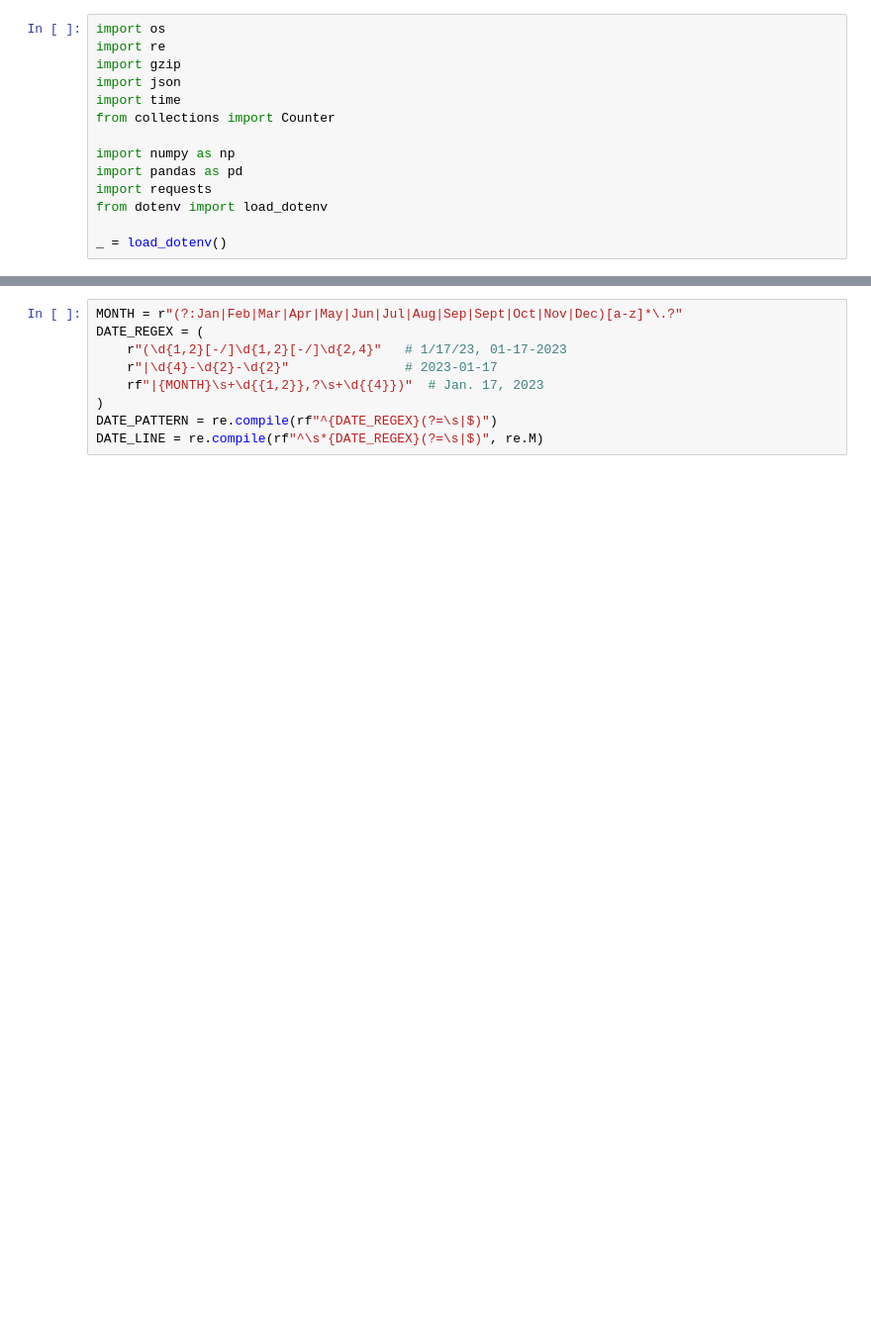
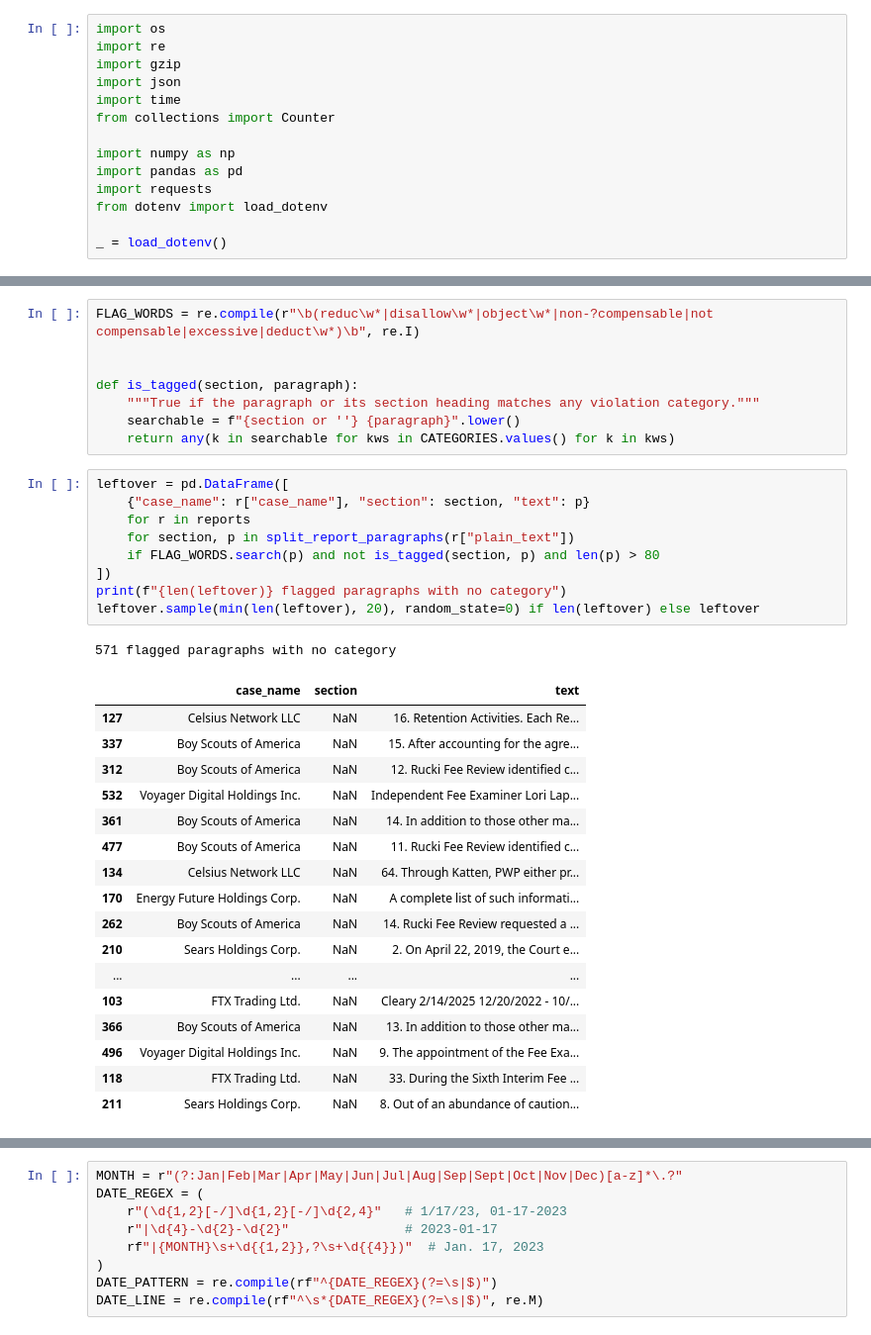
Before and after one commit to ashleyyykim/billing-entry-assistant, a Jupyter notebook: courtlistener_scrape/courtlistener_training_data.ipynb, the cells around one changed output, grey strips where cells are left out. Shown at 99% size. Saved outputs shown, nothing was run; the diff lists cells and outputs as text; blank space fills up the shorter version.

```diff
--- a/courtlistener_scrape/courtlistener_training_data.ipynb
+++ b/courtlistener_scrape/courtlistener_training_data.ipynb
@@ -535,0 +565,36 @@ report_health.sort_values("median_len")
+# %%
+FLAG_WORDS = re.compile(r"\b(reduc\w*|disallow\w*|object\w*|non-?compensable|not compensable|excessive|deduct\w*)\b", re.I)
+
+
+def is_tagged(section, paragraph):
+    """True if the paragraph or its section heading matches any violation category."""
+    searchable = f"{section or ''} {paragraph}".lower()
+    return any(k in searchable for kws in CATEGORIES.values() for k in kws)
+# %%
+leftover = pd.DataFrame([
+    {"case_name": r["case_name"], "section": section, "text": p}
+    for r in reports
+    for section, p in split_report_paragraphs(r["plain_text"])
+    if FLAG_WORDS.search(p) and not is_tagged(section, p) and len(p) > 80
+])
+print(f"{len(leftover)} flagged paragraphs with no category")
+leftover.sample(min(len(leftover), 20), random_state=0) if len(leftover) else leftover
+# %% [output]
+571 flagged paragraphs with no category
+|  | case_name | section | text |
+| 127 | Celsius Network LLC | NaN | 16. Retention Activities. Each Re... |
+| 337 | Boy Scouts of America | NaN | 15. After accounting for the agre... |
+| 312 | Boy Scouts of America | NaN | 12. Rucki Fee Review identified c... |
+| 532 | Voyager Digital Holdings Inc. | NaN | Independent Fee Examiner Lori Lap... |
+| 361 | Boy Scouts of America | NaN | 14. In addition to those other ma... |
+| 477 | Boy Scouts of America | NaN | 11. Rucki Fee Review identified c... |
+| 134 | Celsius Network LLC | NaN | 64. Through Katten, PWP either pr... |
+| 170 | Energy Future Holdings Corp. | NaN | A complete list of such informati... |
+| 262 | Boy Scouts of America | NaN | 14. Rucki Fee Review requested a ... |
+| 210 | Sears Holdings Corp. | NaN | 2. On April 22, 2019, the Court e... |
+| ... | ... | ... | ... |
+| 103 | FTX Trading Ltd. | NaN | Cleary 2/14/2025 12/20/2022 - 10/... |
+| 366 | Boy Scouts of America | NaN | 13. In addition to those other ma... |
+| 496 | Voyager Digital Holdings Inc. | NaN | 9. The appointment of the Fee Exa... |
+| 118 | FTX Trading Ltd. | NaN | 33. During the Sixth Interim Fee ... |
+| 211 | Sears Holdings Corp. | NaN | 8. Out of an abundance of caution... |
```
Also changed, not shown: parts of 98 cells of this notebook, 9 other files.
